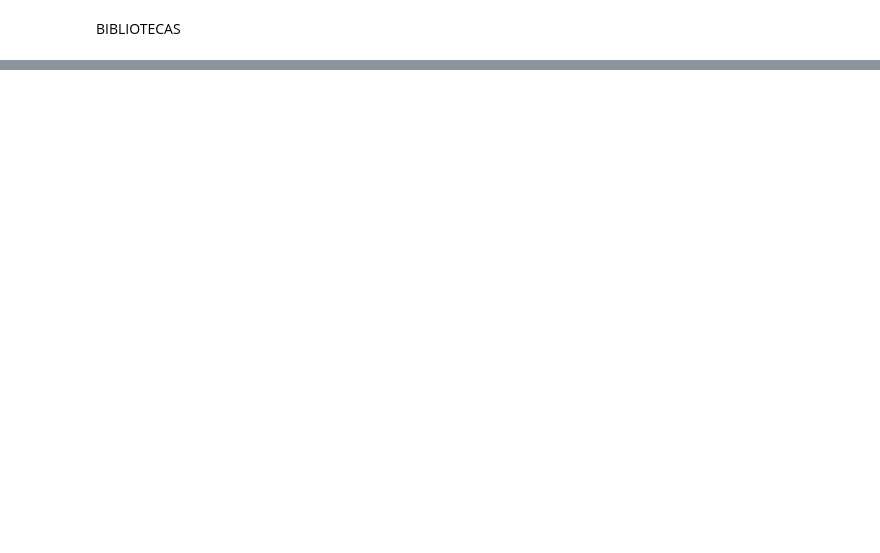
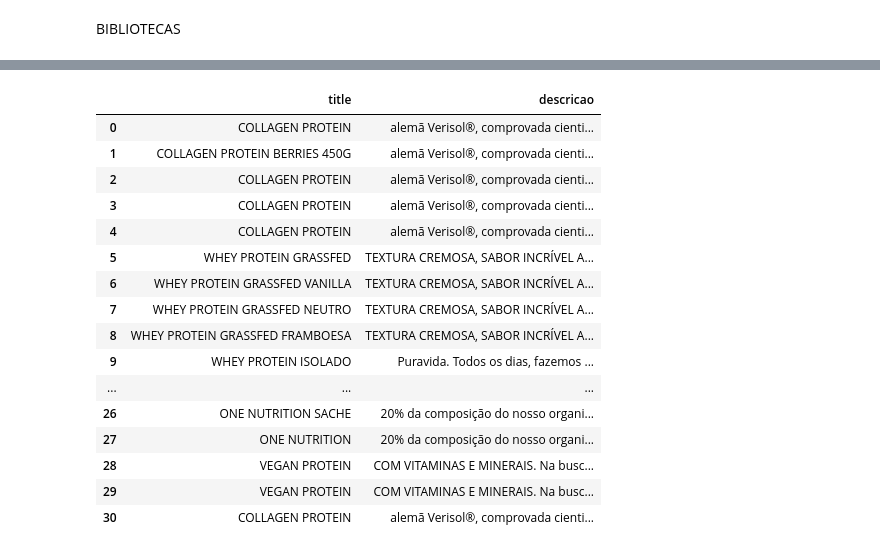
Before and after one commit to JackssonYuri/Web_Project, a Jupyter notebook: web.ipynb, the cells around one changed output, grey strips where cells are left out. Drawn from its saved outputs; the diff is of its cells as text; code cells hidden in the pictures; blank space fills up the shorter version.

Commit message:
Juntando as frases e gerando o dataframe

```diff
--- a/web.ipynb
+++ b/web.ipynb
@@ -83,10 +59,13 @@ driver.back()
 # %%
 titulos = driver.find_elements(By.CLASS_NAME, 'product-name')[0:32:1]
 
-
+title_list = []
 descricao_list = []
 for i in range(31):
     titulos = driver.find_elements(By.CLASS_NAME, 'product-name')
+
+    titulo_produto = titulos[i].text  # Obtém o título específico
+    title_list.append(titulo_produto)
 
     titulos[i].click()
     time.sleep(2)
@@ -97,7 +76,7 @@ for i in range(31):
     # Extrai o texto de cada elemento e adiciona à lista
     descricao_textos = [desc.text for desc in descriptions]
 
-    descricao_list.append(descricao_textos)
+    descricao_list.append(" ".join(descricao_textos))
 
     driver.back()
     time.sleep(2)
@@ -126,0 +106,23 @@ descricao_list
+# %%
+DF = {'title': title_list,
+      'descricao': descricao_list}
+
+pd.DataFrame(DF)
+# %% [output]
+|  | title | descricao |
+| 0 | COLLAGEN PROTEIN | alemã Verisol®, comprovada cienti... |
+| 1 | COLLAGEN PROTEIN BERRIES 450G | alemã Verisol®, comprovada cienti... |
+| 2 | COLLAGEN PROTEIN | alemã Verisol®, comprovada cienti... |
+| 3 | COLLAGEN PROTEIN | alemã Verisol®, comprovada cienti... |
+| 4 | COLLAGEN PROTEIN | alemã Verisol®, comprovada cienti... |
+| 5 | WHEY PROTEIN GRASSFED | TEXTURA CREMOSA, SABOR INCRÍVEL A... |
+| 6 | WHEY PROTEIN GRASSFED VANILLA | TEXTURA CREMOSA, SABOR INCRÍVEL A... |
+| 7 | WHEY PROTEIN GRASSFED NEUTRO | TEXTURA CREMOSA, SABOR INCRÍVEL A... |
+| 8 | WHEY PROTEIN GRASSFED FRAMBOESA | TEXTURA CREMOSA, SABOR INCRÍVEL A... |
+| 9 | WHEY PROTEIN ISOLADO | Puravida. Todos os dias, fazemos ... |
+| ... | ... | ... |
+| 26 | ONE NUTRITION SACHE | 20% da composição do nosso organi... |
+| 27 | ONE NUTRITION | 20% da composição do nosso organi... |
+| 28 | VEGAN PROTEIN | COM VITAMINAS E MINERAIS. Na busc... |
+| 29 | VEGAN PROTEIN | COM VITAMINAS E MINERAIS. Na busc... |
+| 30 | COLLAGEN PROTEIN | alemã Verisol®, comprovada cienti... |
```
Also changed, not shown: parts of 7 cells of this notebook.
